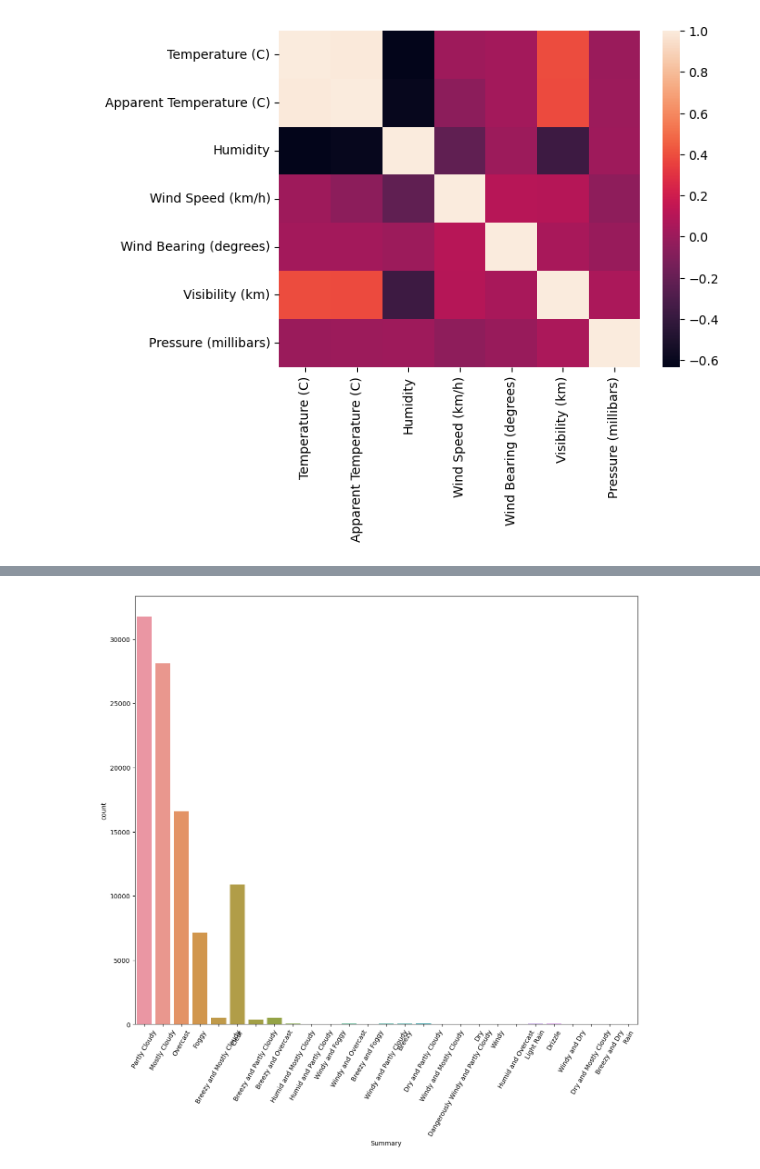
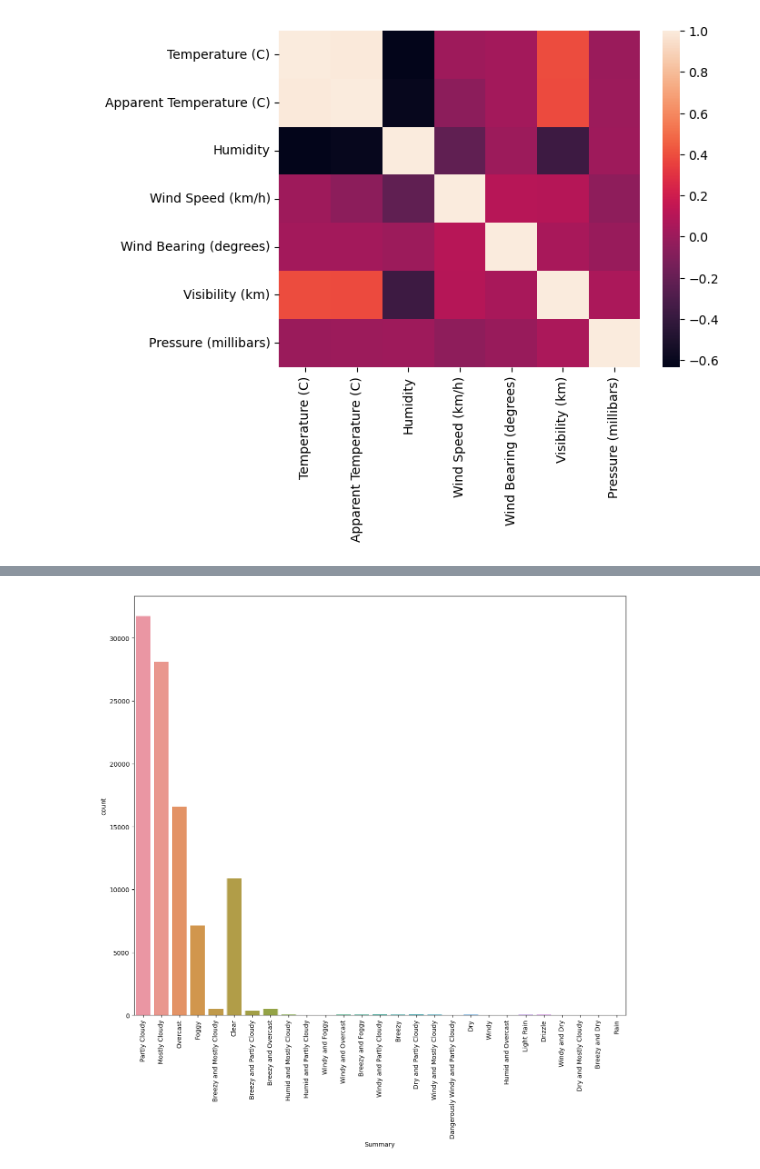
Before and after one commit to Oye4short/Linear_Regression, a Jupyter notebook: Linear_Regression.ipynb, the cells around one changed output, grey strips where cells are left out. Cells and saved outputs as stored; diff of their text form; code cells hidden in the pictures.

```diff
--- a/Linear_Regression.ipynb
+++ b/Linear_Regression.ipynb
@@ -32,7 +28,7 @@ zstandard                     0.19.0
 ## READ Dataset
 # %%
 #read weather history csv file
-data=pandas.read_csv("C:\\Users\\oyeog\\Practise\\weatherHistory.csv")
+data=pandas.read_csv("C:\\Users\\oyeog\\Practise\\Linear_Regression\\weatherHistory.csv")
 # %%
 data
 # %% [output]
@@ -210,7 +206,7 @@ import matplotlib.pyplot as plt
 # %%
 plt.figure(figsize=(14,12))
 sns.countplot(x="Summary", data = data)
-plt.xticks(rotation=60)
+plt.xticks(rotation=90)
 plt.show()
 # %% [output]
-[figure, old version]
+[figure, new version]
```
Also changed, not shown: parts of 39 cells of this notebook, 1 other file.
